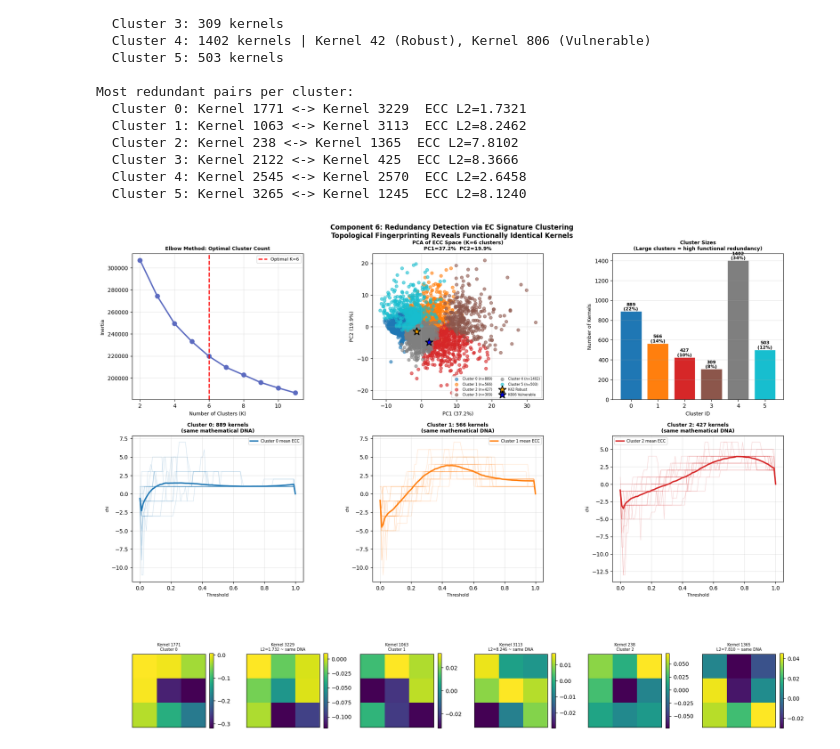
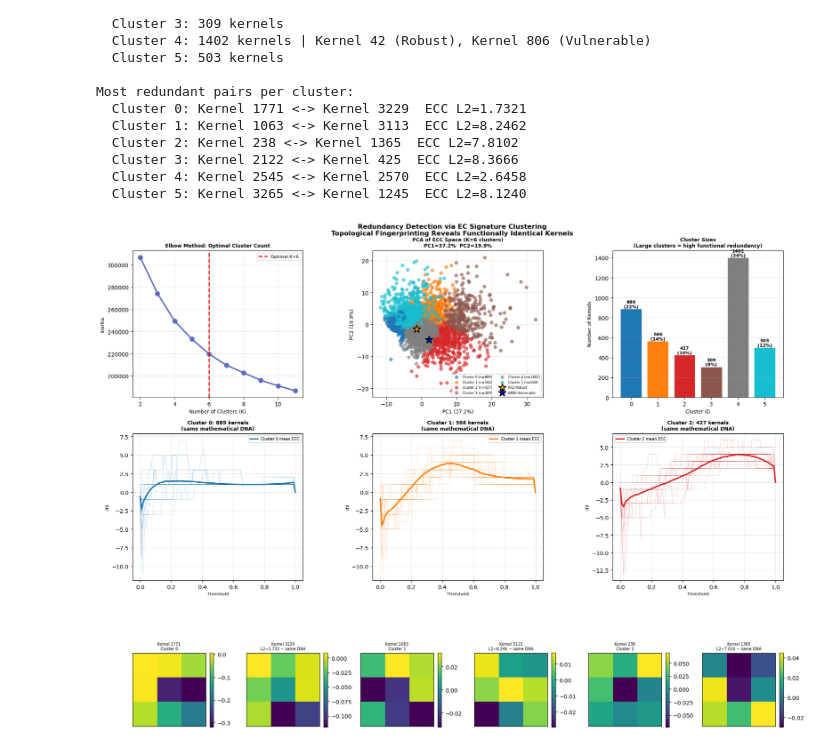
Before and after one commit to averyang1/Deterministic-Verification-of-CNN-Stability-via-the-Bivariate-Z-Transform, a Jupyter notebook: extracted_kernels/Notebooks/RedundancyDetection.ipynb, the cells around one changed output. Saved outputs shown, nothing was run; the diff lists cells and outputs as text; code cells hidden in the pictures.

```diff
--- a/extracted_kernels/Notebooks/RedundancyDetection.ipynb
+++ b/extracted_kernels/Notebooks/RedundancyDetection.ipynb
@@ -88,7 +88,7 @@ cluster_colors = plt.cm.tab10(np.linspace(0, 0.9, optimalK))
 t_space = np.linspace(0, 1, NTHRESH)
 
 fig = plt.figure(figsize=(18, 14))
-fig.suptitle("Component 6: Redundancy Detection via EC Signature Clustering\n"
+fig.suptitle("Redundancy Detection via EC Signature Clustering\n"
              "Topological Fingerprinting Reveals Functionally Identical Kernels",
              fontsize=12, fontweight='bold')
 
@@ -146,31 +146,31 @@ for pi, c in enumerate(range(min(3, optimalK))):
             linewidth=2.5, label=f'Cluster {c} mean ECC')
     for si, sc, sl in [(IDXROBUST,     'orange', f'K{IDXROBUST}'),
                         (IDXVULNERABLE, 'blue',   f'K{IDXVULNERABLE}')]:
         if si in members:
             ax.plot(t_space, eccs[si], color=sc, linewidth=2.5,
                     linestyle='--', label=sl, zorder=5)
     ax.set_title(f"Cluster {c}: {len(members)} kernels\n(same mathematical DNA)",
                  fontsize=9, fontweight='bold')
     ax.set_xlabel("Threshold", fontsize=8)
     ax.set_ylabel("chi", fontsize=8)
     ax.legend(fontsize=7); ax.grid(True, alpha=0.3)
 
 for pi, (k1, k2, c) in enumerate(redundant_pairs[:3]):
     ax = fig.add_subplot(3, 6, 13 + pi*2)
     im = ax.imshow(kernels[k1], cmap='viridis')
     ax.set_title(f"Kernel {k1}\nCluster {c}", fontsize=7)
     ax.set_xticks([]); ax.set_yticks([])
     plt.colorbar(im, ax=ax, fraction=0.046)
 
     ax = fig.add_subplot(3, 6, 14 + pi*2)
     d  = eccL2Distance(eccs[k1], eccs[k2])
     im = ax.imshow(kernels[k2], cmap='viridis')
     ax.set_title(f"Kernel {k2}\nL2={d:.3f} ~ same DNA", fontsize=7)
     ax.set_xticks([]); ax.set_yticks([])
     plt.colorbar(im, ax=ax, fraction=0.046)
 
 plt.tight_layout()
 plt.savefig("RedundancyClustering.png", dpi=150, bbox_inches='tight')
 plt.show()
 # %% [output]
-[figure, old version]
+[figure, new version]
```
Also changed, not shown: parts of 1 cell of this notebook, 17 other files.
